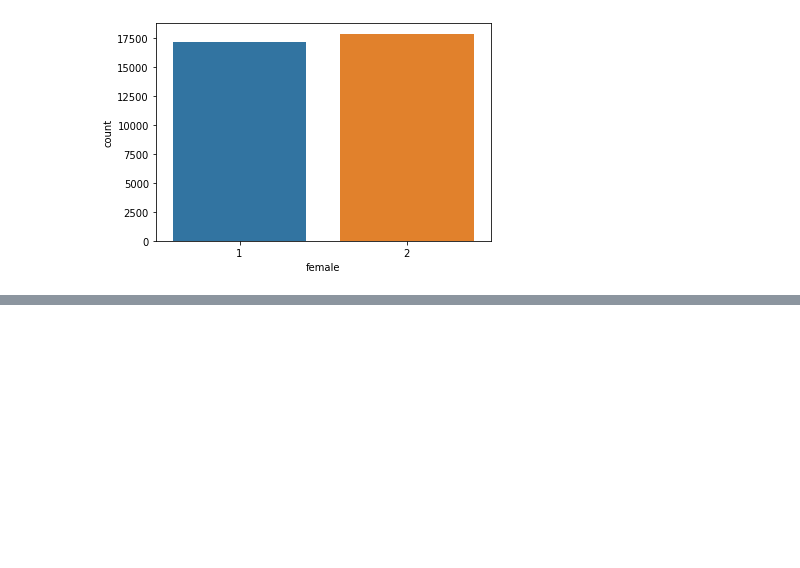
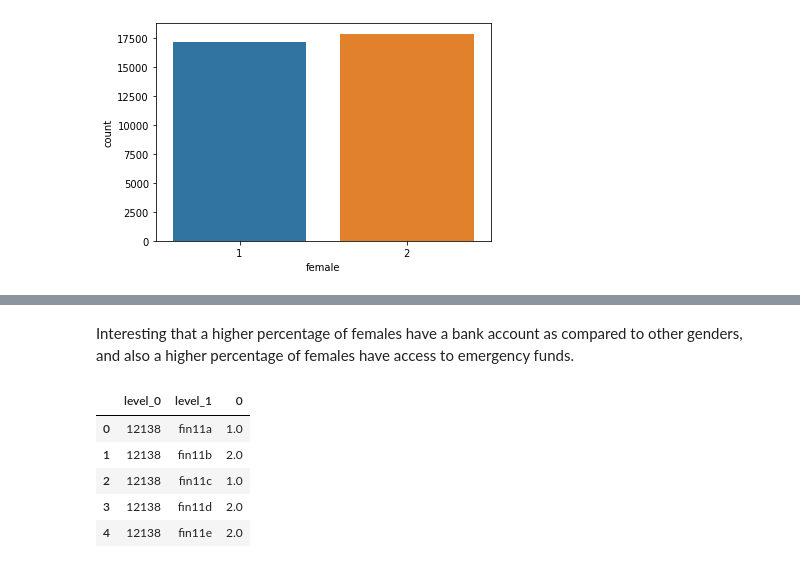
Before and after one commit to sds-capstone/2022-09-proj7-women-at-table, a Jupyter notebook: SDS410_exploration.ipynb, the cells around one changed output, grey strips where cells are left out. Saved outputs shown, nothing was run; the diff lists cells and outputs as text; code cells hidden in the pictures; blank space fills up the shorter version.

```diff
--- a/SDS410_exploration.ipynb
+++ b/SDS410_exploration.ipynb
@@ -42,0 +77,15 @@ sns.countplot(x = 'female', data = df2)
+# %% [markdown]
+Interesting that a higher percentage of females have a bank account as compared to other genders, and also a higher percentage of females have access to emergency funds.
+# %%
+# trying to make barplot of reasons for no bank account but not working
+df_long = df[['fin11a', "fin11b", "fin11c", "fin11d", "fin11e", "fin11f", "fin11g", "fin11h"]].stack().reset_index()
+df_long.head()
+# df_long.columns()
+# sns.countplot(x = ['level_1'], data = df_long)
+# %% [output]
+|  | level_0 | level_1 | 0 |
+| 0 | 12138 | fin11a | 1.0 |
+| 1 | 12138 | fin11b | 2.0 |
+| 2 | 12138 | fin11c | 1.0 |
+| 3 | 12138 | fin11d | 2.0 |
+| 4 | 12138 | fin11e | 2.0 |
```
Also changed, not shown: parts of 6 cells of this notebook.
